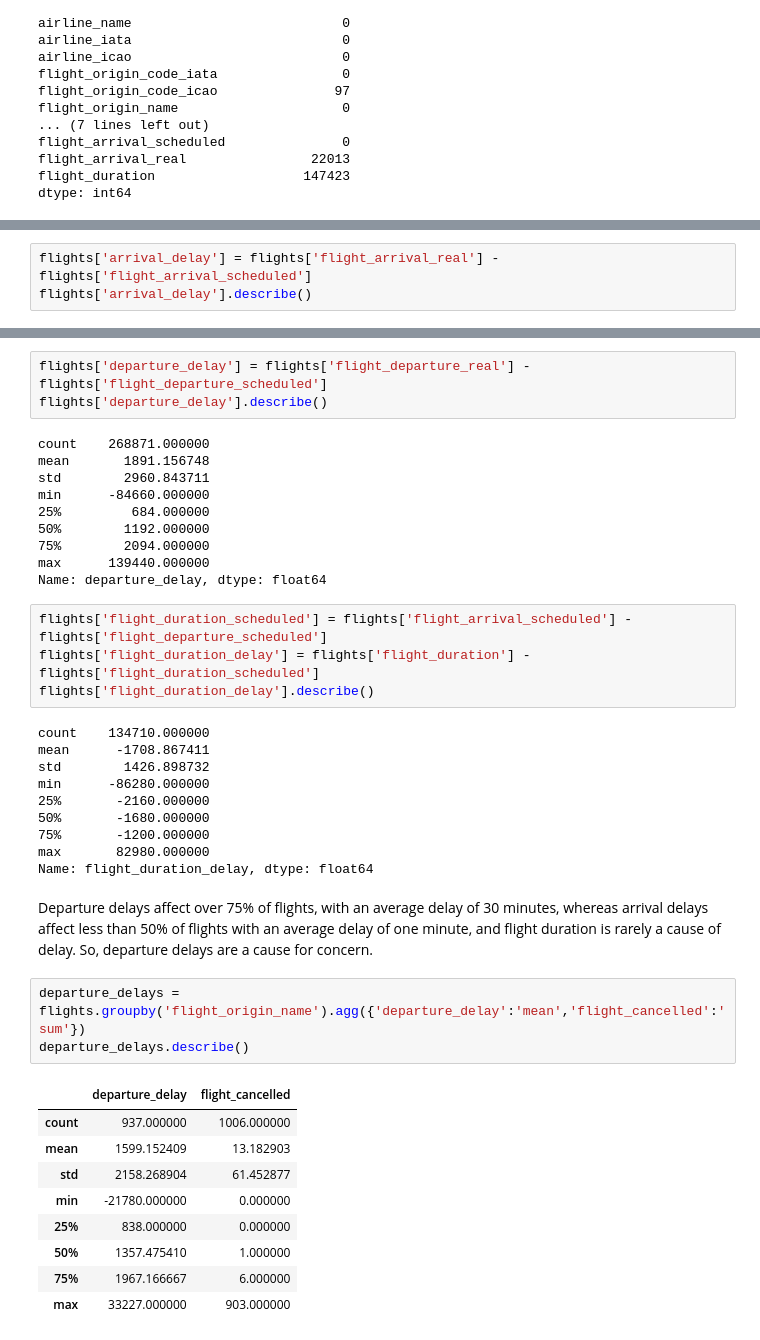
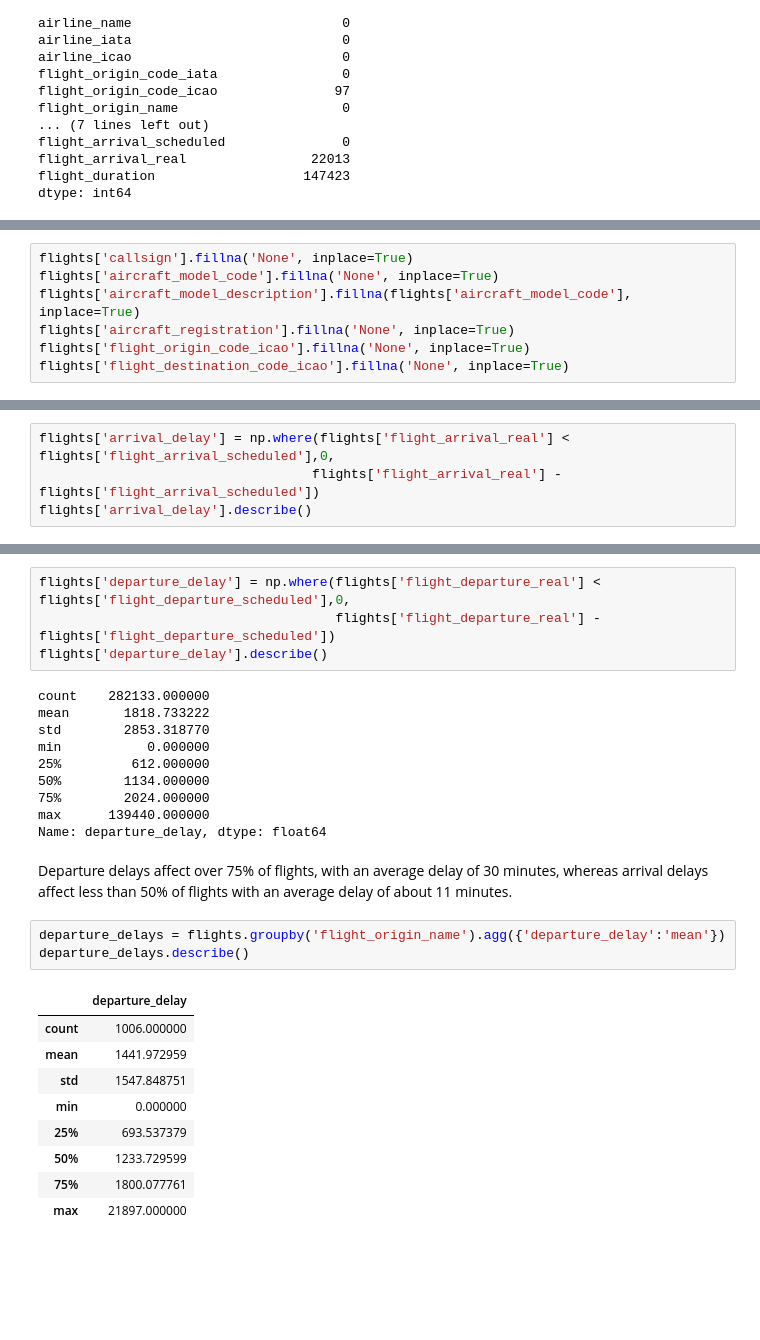
Before and after one commit to dermot-cochran/Interview_data, a Jupyter notebook: Case Study.ipynb, the cells around one changed output, grey strips where cells are left out. Cells and saved outputs as stored; diff of their text form; blank space fills up the shorter version.

```diff
--- a/Case Study.ipynb
+++ b/Case Study.ipynb
@@ -141,0 +172,7 @@ Name: flight_cancelled, dtype: float64
+# %%
+flights['callsign'].fillna('None', inplace=True)
+flights['aircraft_model_code'].fillna('None', inplace=True)
+flights['aircraft_model_description'].fillna(flights['aircraft_model_code'], inplace=True)
+flights['aircraft_registration'].fillna('None', inplace=True)
+flights['flight_origin_code_icao'].fillna('None', inplace=True)
+flights['flight_destination_code_icao'].fillna('None', inplace=True)
@@ -142,4 +199,5 @@ Name: flight_cancelled, dtype: float64
 # %%
-flights['arrival_delay'] = flights['flight_arrival_real'] - flights['flight_arrival_scheduled']
+flights['arrival_delay'] = np.where(flights['flight_arrival_real'] < flights['flight_arrival_scheduled'],0,
+                                   flights['flight_arrival_real'] - flights['flight_arrival_scheduled'])
 flights['arrival_delay'].describe()
 # %% [output]
@@ -153,47 +211,34 @@ min      -85255.000000
 max       85290.000000
 Name: arrival_delay, dtype: float64
 # %%
-flights['departure_delay'] = flights['flight_departure_real'] - flights['flight_departure_scheduled']
+flights['departure_delay'] = np.where(flights['flight_departure_real'] < flights['flight_departure_scheduled'],0,
+                                      flights['flight_departure_real'] - flights['flight_departure_scheduled'])
 flights['departure_delay'].describe()
 # %% [output]
-count    268871.000000
-mean       1891.156748
-std        2960.843711
-min      -84660.000000
-25%         684.000000
-50%        1192.000000
-75%        2094.000000
+count    282133.000000
+mean       1818.733222
+std        2853.318770
+min           0.000000
+25%         612.000000
+50%        1134.000000
+75%        2024.000000
 max      139440.000000
 Name: departure_delay, dtype: float64
-# %%
-flights['flight_duration_scheduled'] = flights['flight_arrival_scheduled'] - flights['flight_departure_scheduled']
-flights['flight_duration_delay'] = flights['flight_duration'] - flights['flight_duration_scheduled']
-flights['flight_duration_delay'].describe()
-# %% [output]
-count    134710.000000
-mean      -1708.867411
-std        1426.898732
-min      -86280.000000
-25%       -2160.000000
-50%       -1680.000000
-75%       -1200.000000
-max       82980.000000
-Name: flight_duration_delay, dtype: float64
 # %% [markdown]
-Departure delays affect over 75% of flights, with an average delay of 30 minutes, whereas arrival delays affect less than 50% of flights with an average delay of one minute, and flight duration is rarely a cause of delay. So, departure delays are a cause for concern.
+Departure delays affect over 75% of flights, with an average delay of 30 minutes, whereas arrival delays affect less than 50% of flights with an average delay of about 11 minutes.
 # %%
-departure_delays = flights.groupby('flight_origin_name').agg({'departure_delay':'mean','flight_cancelled':'sum'})
+departure_delays = flights.groupby('flight_origin_name').agg({'departure_delay':'mean'})
 departure_delays.describe()
 # %% [output]
-|  | departure_delay | flight_cancelled |
-| count | 937.000000 | 1006.000000 |
-| mean | 1599.152409 | 13.182903 |
-| std | 2158.268904 | 61.452877 |
-| min | -21780.000000 | 0.000000 |
-| 25% | 838.000000 | 0.000000 |
-| 50% | 1357.475410 | 1.000000 |
-| 75% | 1967.166667 | 6.000000 |
-| max | 33227.000000 | 903.000000 |
+|  | departure_delay |
+| count | 1006.000000 |
+| mean | 1441.972959 |
+| std | 1547.848751 |
+| min | 0.000000 |
+| 25% | 693.537379 |
+| 50% | 1233.729599 |
+| 75% | 1800.077761 |
+| max | 21897.000000 |
 # %%
 departure_delays.sort_values(by='departure_delay', ascending=False).head(25)
 # %% [output]
```
Also changed, not shown: parts of 44 cells of this notebook.
